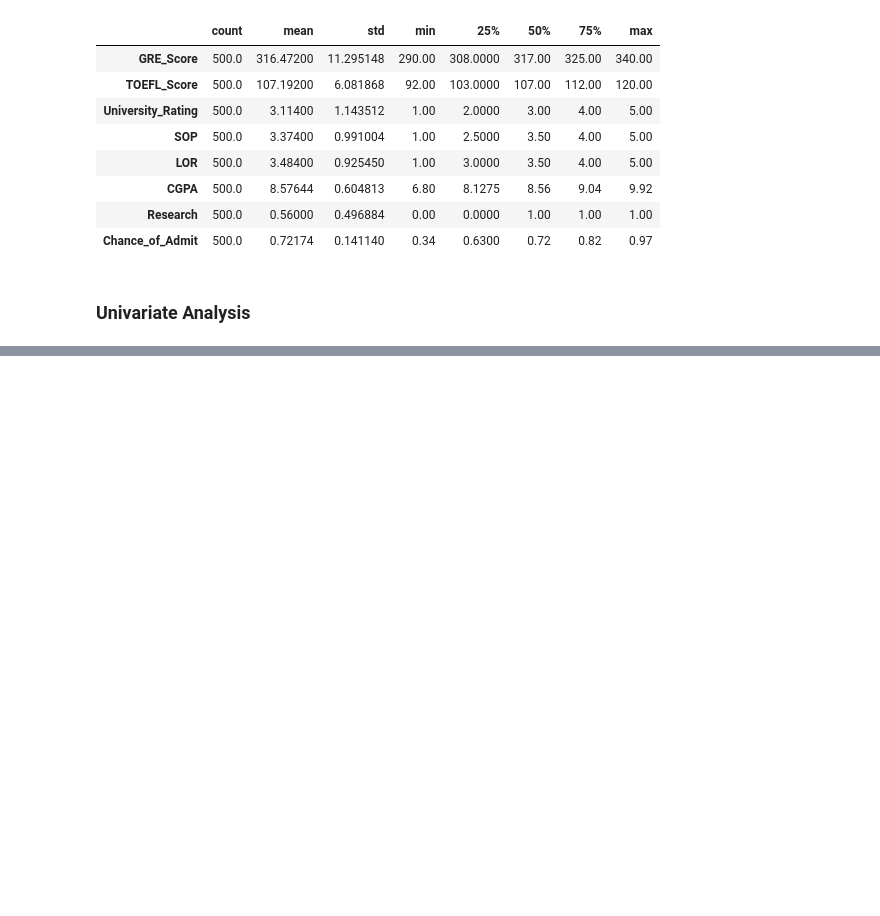
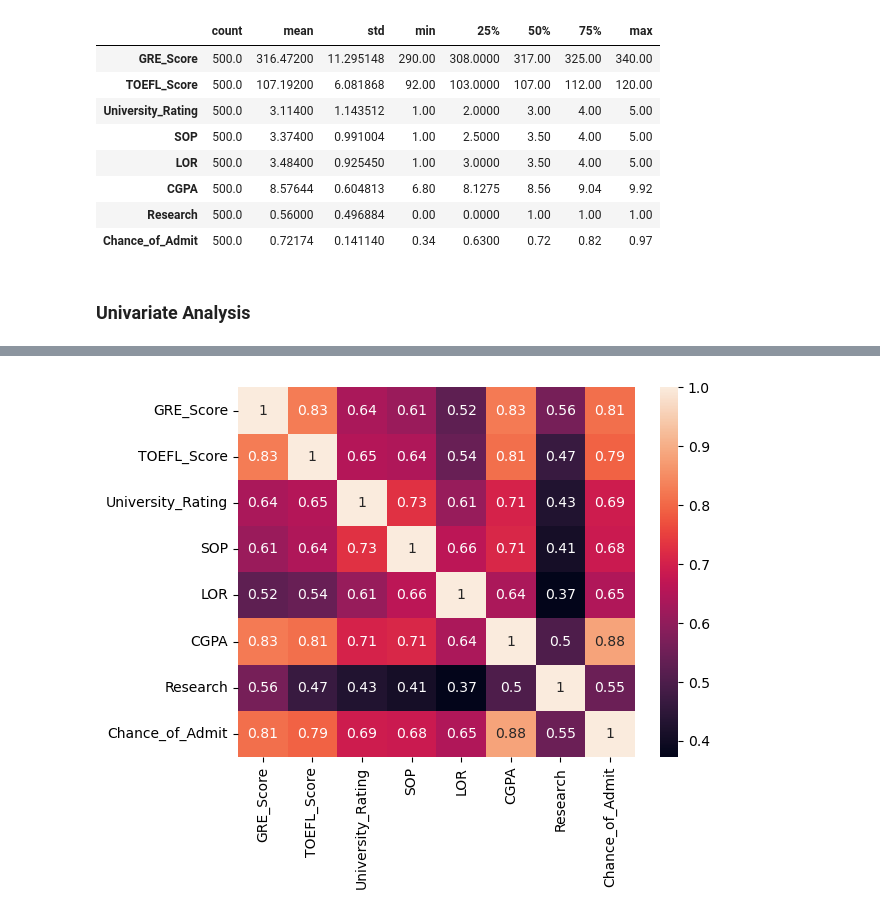
Before and after one commit to chaitanyacherukuri/Jamboree, a Jupyter notebook: Jamboree_Case_Study.ipynb, the cells around one changed output, grey strips where cells are left out. Cells and saved outputs as stored; diff of their text form; code cells hidden in the pictures; blank space fills up the shorter version.

```diff
--- a/Jamboree_Case_Study.ipynb
+++ b/Jamboree_Case_Study.ipynb
@@ -95,0 +127,6 @@ sns.histplot(data = df, x = 'LOR', kde = True);
+# %%
+# Heatmap of correlation between features
+
+sns.heatmap(df.corr(), annot = True);
+# %% [output]
+[figure, added]
```
Also changed, not shown: parts of 29 cells of this notebook.
